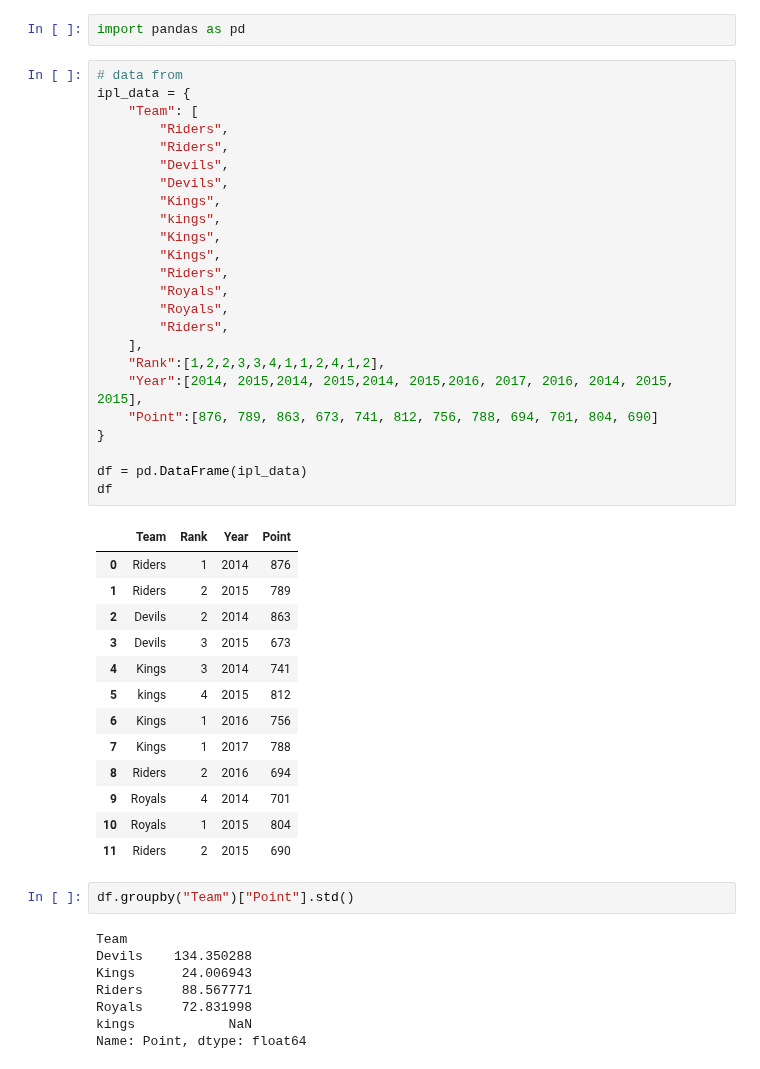
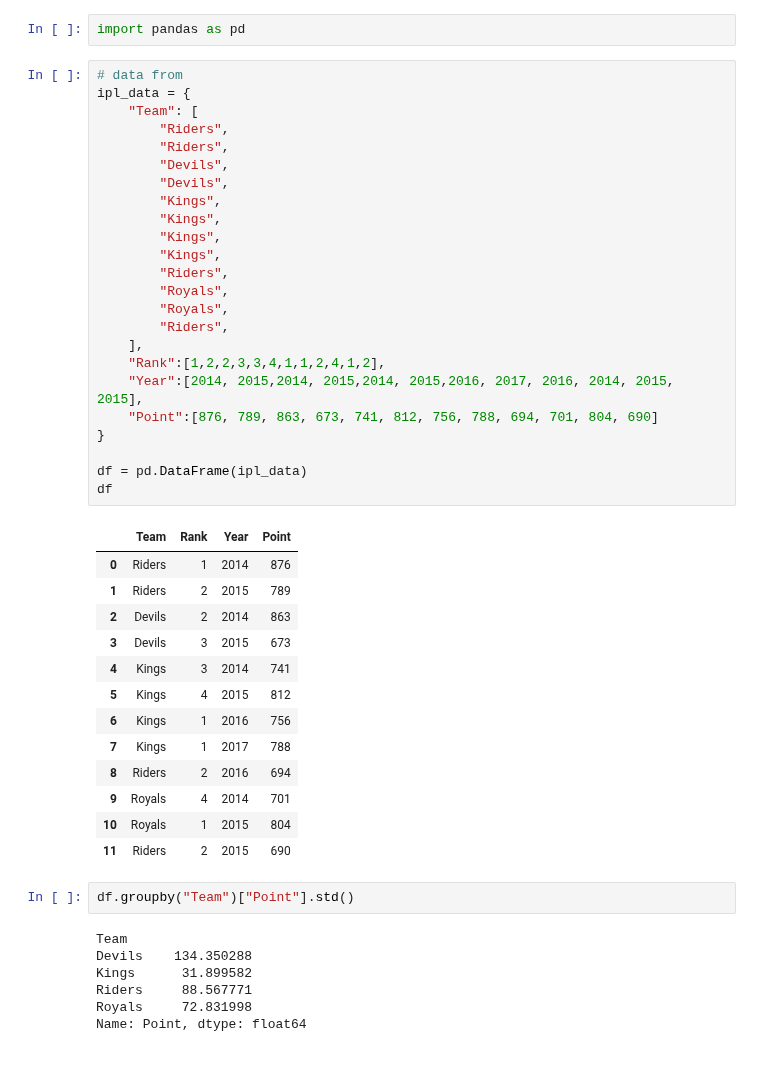
Before and after one commit to updaun/PythonBasic, a Jupyter notebook: pandas/pandas_basic3.ipynb, the cells around one changed output. Saved outputs shown, nothing was run; the diff lists cells and outputs as text.

```diff
--- a/pandas/pandas_basic3.ipynb
+++ b/pandas/pandas_basic3.ipynb
@@ -5,35 +5,35 @@ import pandas as pd
 # %%
 # data from
 ipl_data = {
     "Team": [
         "Riders",
         "Riders",
         "Devils",
         "Devils",
         "Kings",
-        "kings",
+        "Kings",
         "Kings",
         "Kings",
         "Riders",
         "Royals",
         "Royals",
         "Riders",
     ],
     "Rank":[1,2,2,3,3,4,1,1,2,4,1,2],
     "Year":[2014, 2015,2014, 2015,2014, 2015,2016, 2017, 2016, 2014, 2015, 2015],
     "Point":[876, 789, 863, 673, 741, 812, 756, 788, 694, 701, 804, 690]
 }
 
 df = pd.DataFrame(ipl_data)
 df
 # %% [output]
 |  | Team | Rank | Year | Point |
 | 0 | Riders | 1 | 2014 | 876 |
 | 1 | Riders | 2 | 2015 | 789 |
 | 2 | Devils | 2 | 2014 | 863 |
 | 3 | Devils | 3 | 2015 | 673 |
 | 4 | Kings | 3 | 2014 | 741 |
-| 5 | kings | 4 | 2015 | 812 |
+| 5 | Kings | 4 | 2015 | 812 |
 | 6 | Kings | 1 | 2016 | 756 |
 | 7 | Kings | 1 | 2017 | 788 |
 | 8 | Riders | 2 | 2016 | 694 |
@@ -45,10 +45,9 @@ df.groupby("Team")["Point"].std()
 # %% [output]
 Team
 Devils    134.350288
-Kings      24.006943
+Kings      31.899582
 Riders     88.567771
 Royals     72.831998
-kings            NaN
 Name: Point, dtype: float64
 # %%
 df.groupby("Team")["Point"].sum()
```
Also changed, not shown: parts of 35 cells of this notebook.
